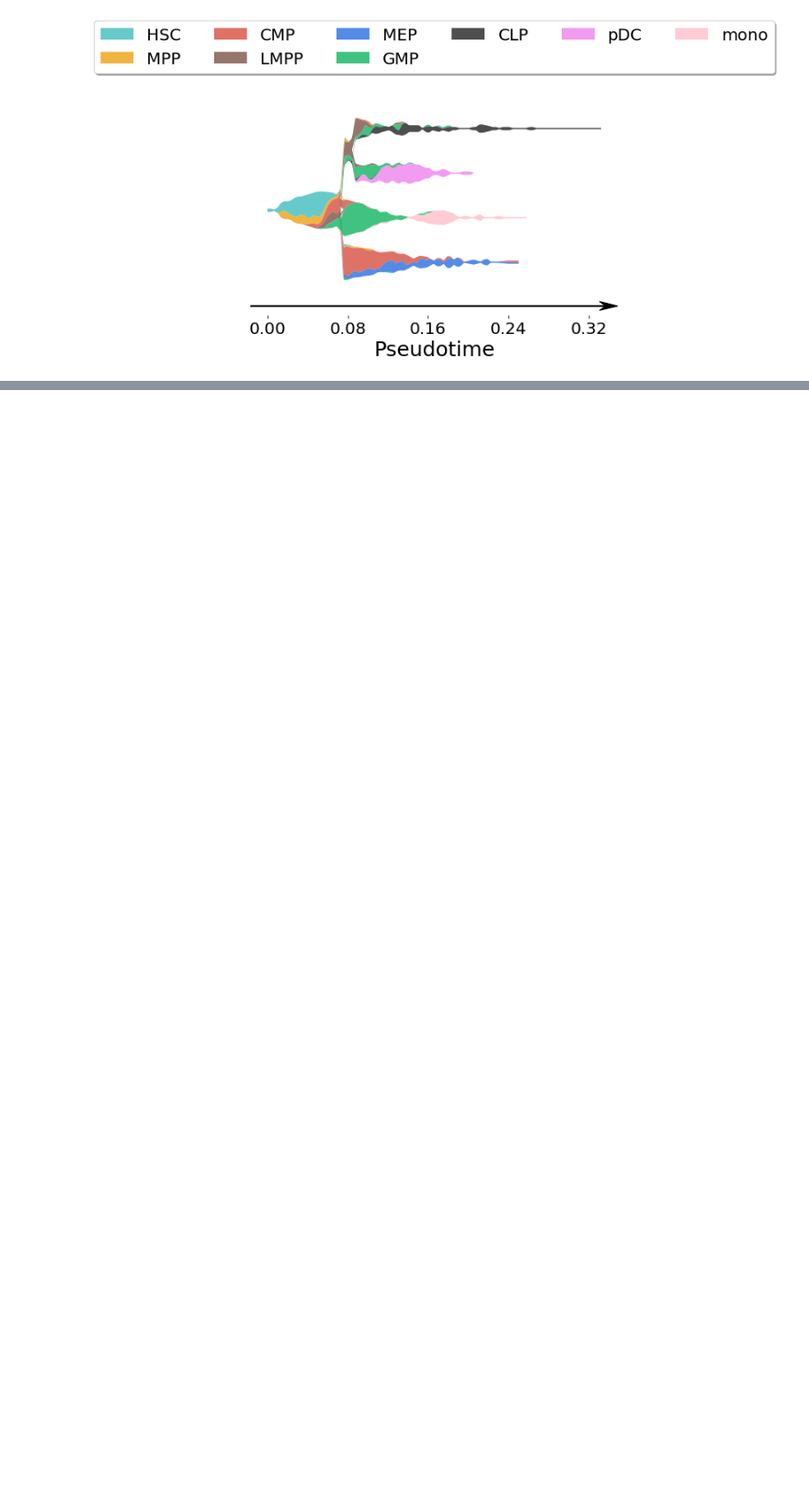
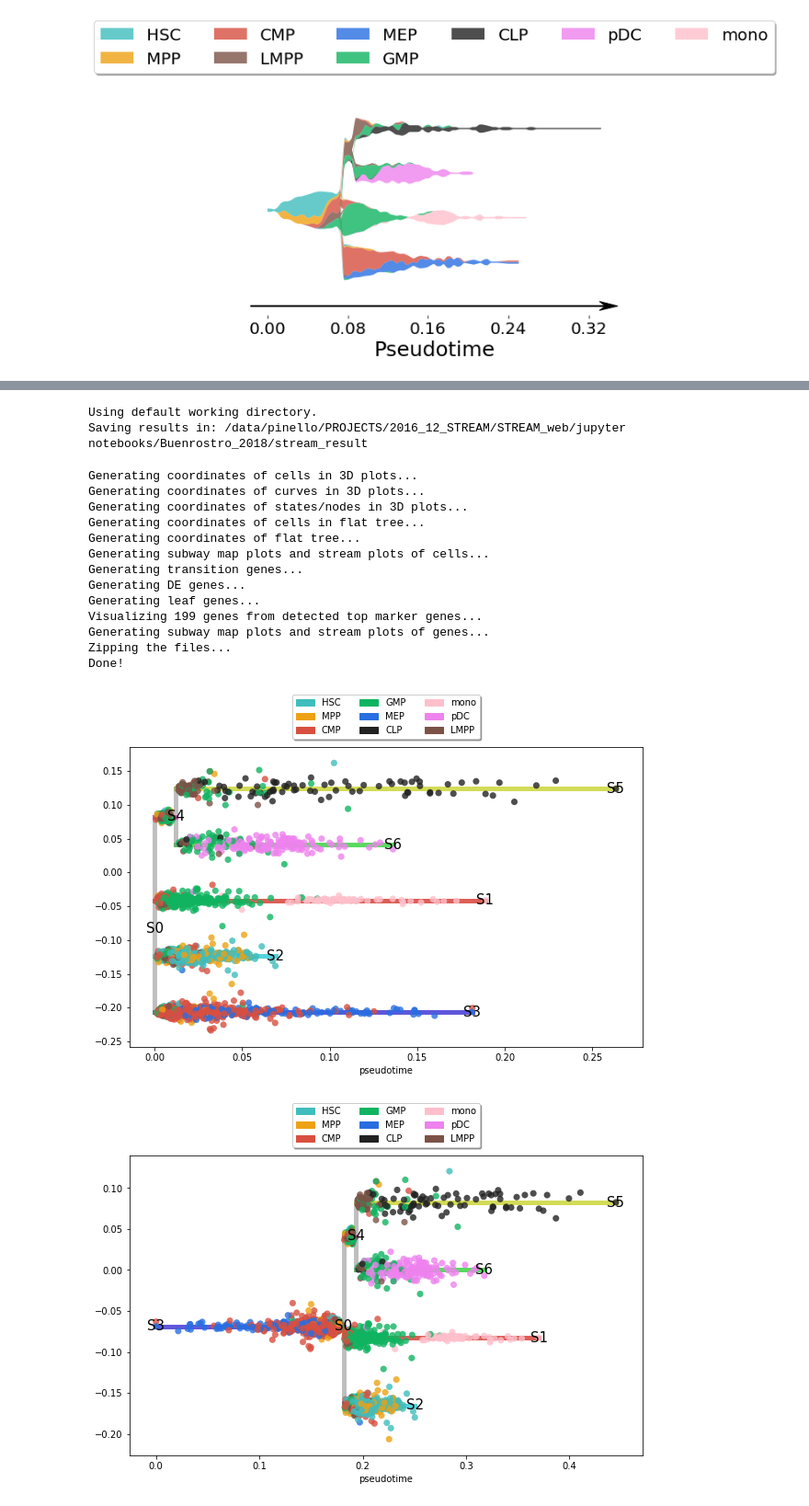
Before and after one commit to pinellolab/STREAM, a Jupyter notebook: tutorial/4.STREAM_scATAC-seq.ipynb, the cells around one changed output, grey strips where cells are left out. Shown at 92% size. Cells and saved outputs as stored; diff of their text form; code cells hidden in the pictures; blank space fills up the shorter version.

```diff
--- a/tutorial/4.STREAM_scATAC-seq.ipynb
+++ b/tutorial/4.STREAM_scATAC-seq.ipynb
@@ -178,0 +246,26 @@ st.write(adata)
+# %%
+adata = st.read('./stream_result/stream_result.pkl',file_format='pkl')
+# %% [output]
+Using default working directory.
+Saving results in: /data/pinello/PROJECTS/2016_12_STREAM/STREAM_web/jupyter notebooks/Buenrostro_2018/stream_result
+# %%
+st.save_web_report(adata,fig_size=(8,8),n_genes=15,factor_min_win=1.8,flag_log_view=True,factor_zoomin=50,
+                title='Buenrostro, J.D. et al. 2017',
+                description='This scATAC-seq dataset contains 2034 cells and 8192 7-mers from the human hematopoietic differentiation, Buenrostro, J.D. et al. Integrated Single-Cell Analysis Maps the Continuous Regulatory Landscape of Human Hematopoietic Differentiation. Cell (2018).',
+                starting_node='S2',command_used='STREAM_Buenrostro_2018.ipynb')
+# %% [output]
+Generating coordinates of cells in 3D plots...
+Generating coordinates of curves in 3D plots...
+Generating coordinates of states/nodes in 3D plots...
+Generating coordinates of cells in flat tree...
+Generating coordinates of flat tree...
+Generating subway map plots and stream plots of cells...
+Generating transition genes...
+Generating DE genes...
+Generating leaf genes...
+Visualizing 199 genes from detected top marker genes...
+Generating subway map plots and stream plots of genes...
+Zipping the files...
+Done!
+[figure, added]
+[figure, added]
```
Also changed, not shown: parts of 20 cells of this notebook.
